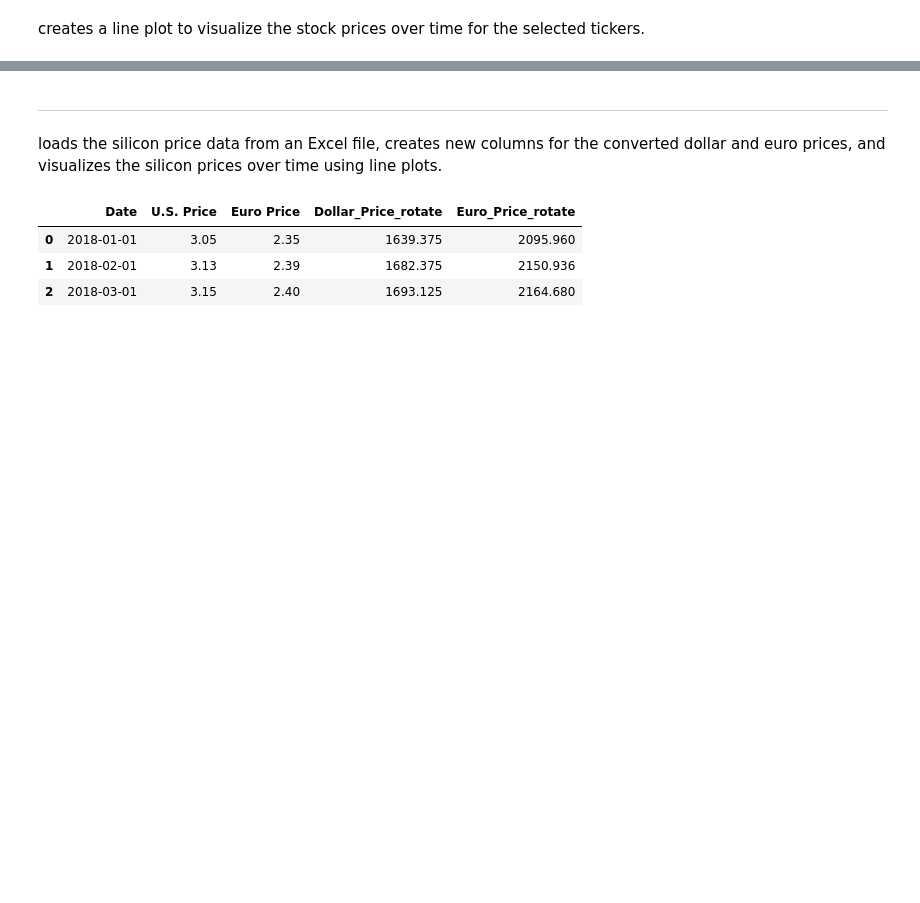
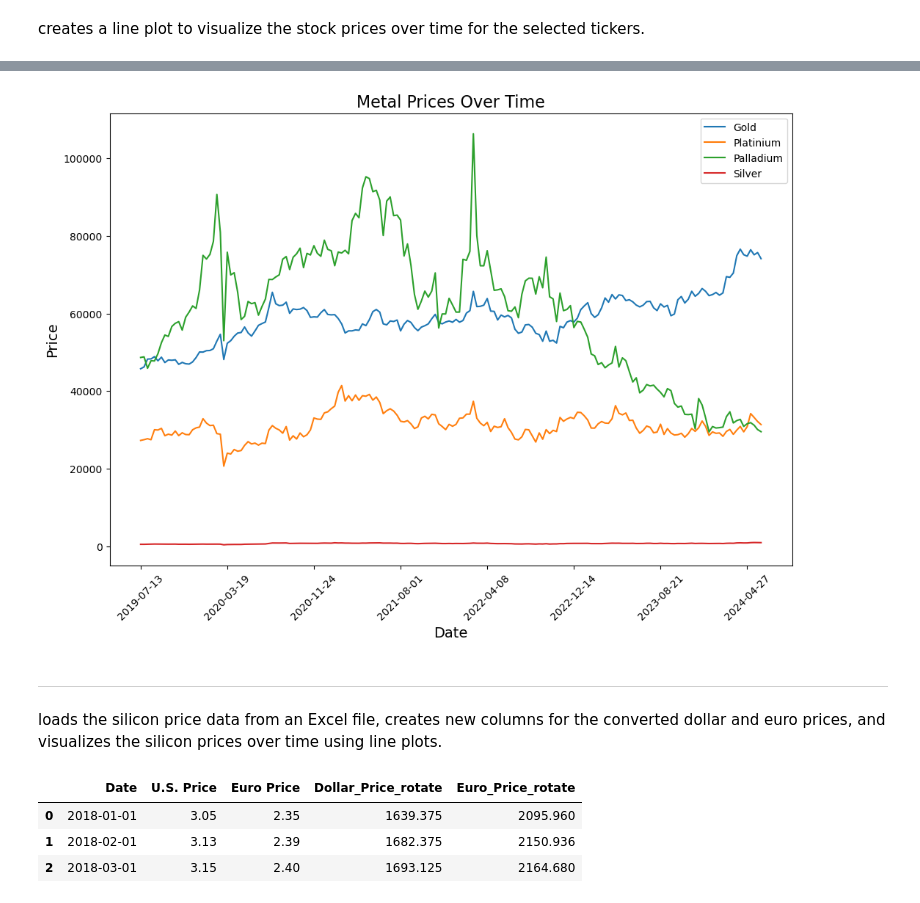
Before and after one commit to MR-ARMA/ML-Learning-Journey, a Jupyter notebook: Machine Learning/Predict_Silicon_Price_Project/src/main.ipynb, the cells around one changed output, grey strips where cells are left out. Cells and saved outputs as stored; diff of their text form; code cells hidden in the pictures; blank space fills up the shorter version.

```diff
--- a/Machine Learning/Predict_Silicon_Price_Project/src/main.ipynb
+++ b/Machine Learning/Predict_Silicon_Price_Project/src/main.ipynb
@@ -70,3 +134,28 @@ plt.show()
+# %%
+
+
+fig, ax = plt.subplots(figsize=(12, 8))
+
+# Assuming you want to plot all metals in the same figure
+metals = ['Gold', 'Platinium', 'Palladium', 'Silver']
+for metal in metals:
+    df_metal[metal].plot(ax=ax, label=metal)
+
+# Set the title and axis labels
+ax.set_title('Metal Prices Over Time', fontsize=16)
+ax.set_xlabel('Date', fontsize=14)
+ax.set_ylabel('Price', fontsize=14)
+
+# Rotate the x-axis labels for better visibility
+plt.xticks(rotation=45)
+
+# Show the legend
+ax.legend()
+
+# Show the plot
+plt.show()
+# %% [output]
+[figure, added]
 # %% [markdown]
 ---
 
```
Also changed, not shown: parts of 8 cells of this notebook, 2 other files.
